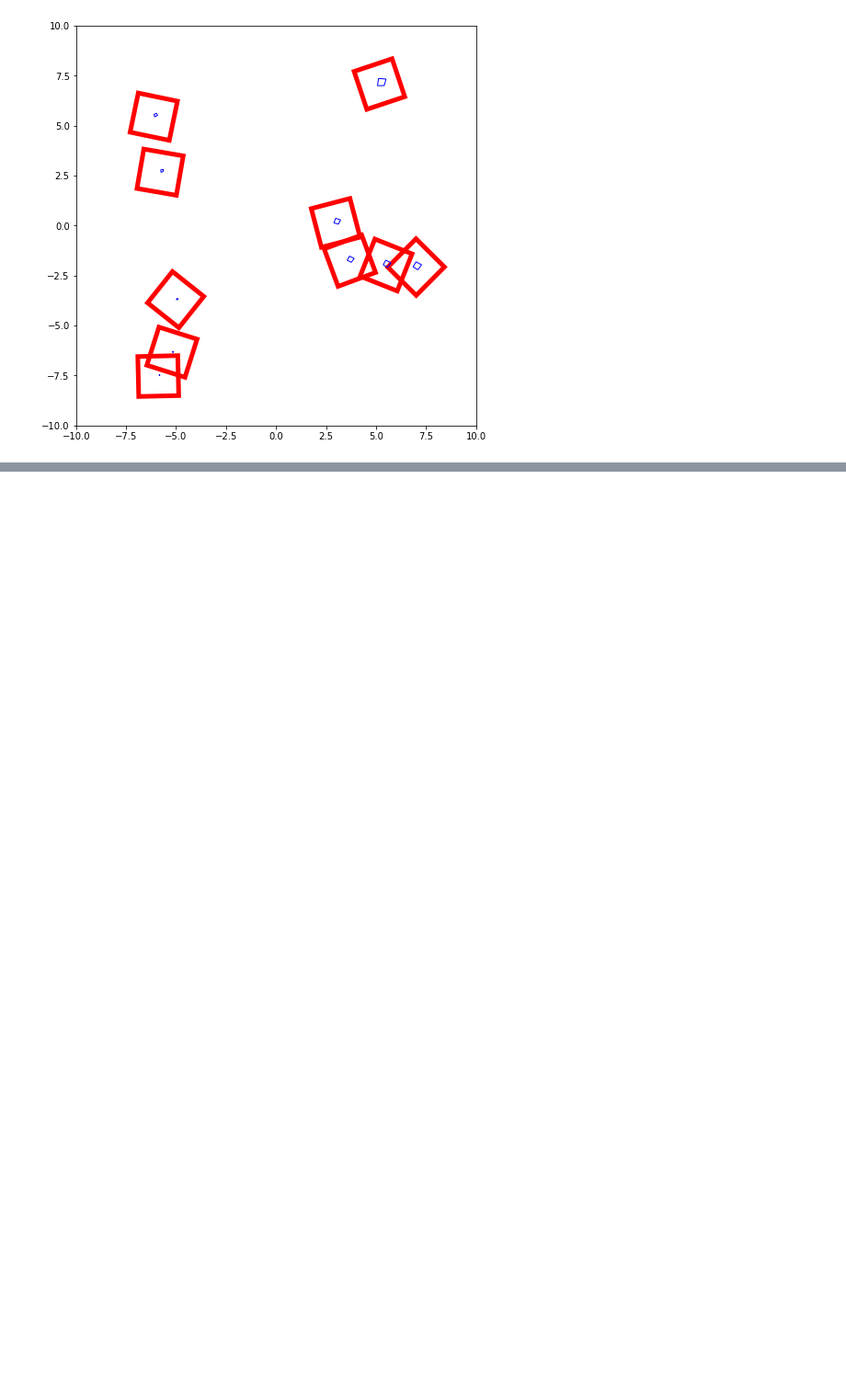
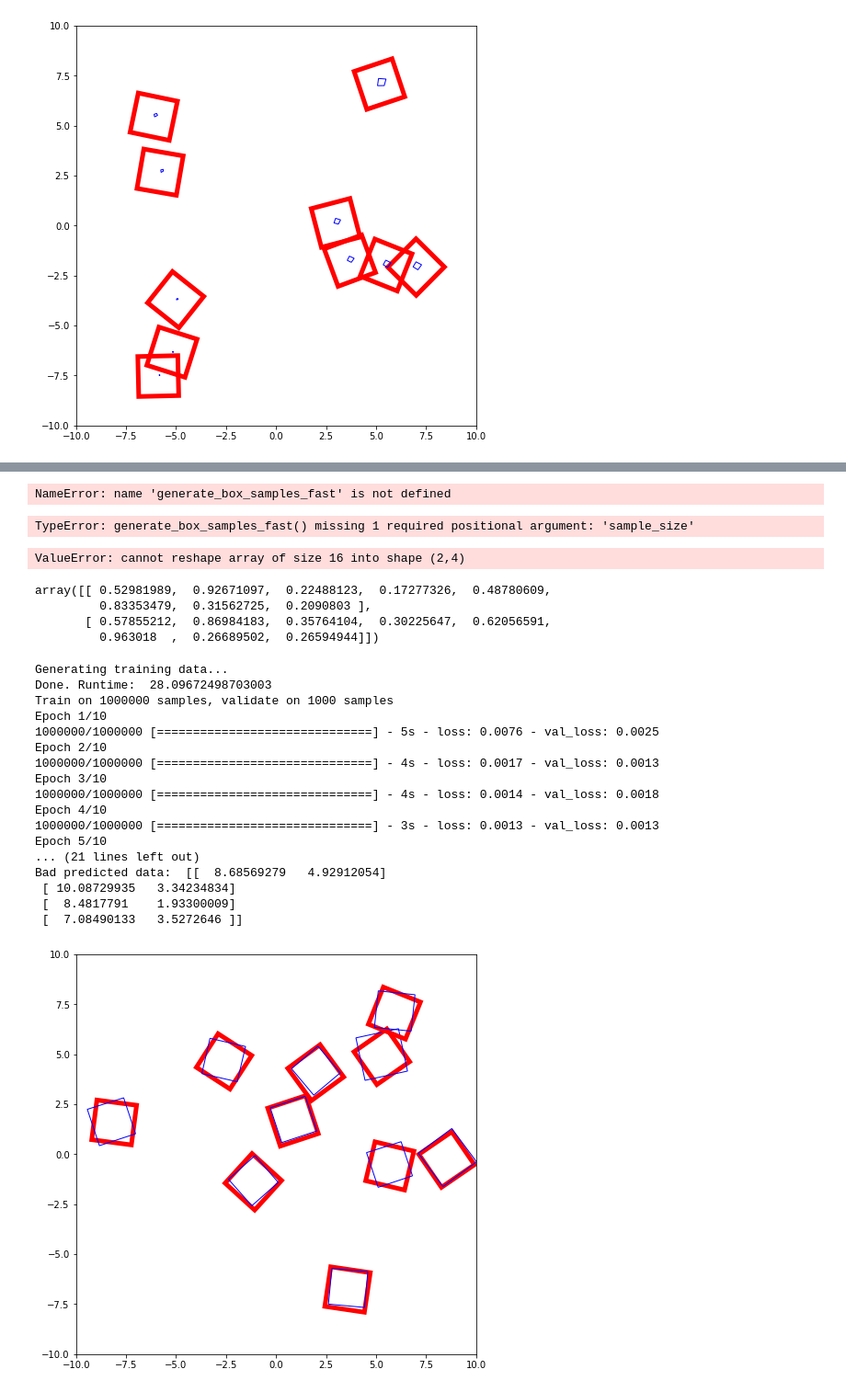
Before and after one commit to lawsonfulton/research-experiments, a Jupyter notebook: box-auto-enc/experiment book.ipynb, the cells around one changed output, grey strips where cells are left out. Shown at 92% size. Cells and saved outputs as stored; diff of their text form; code cells hidden in the pictures; blank space fills up the shorter version.

```diff
--- a/box-auto-enc/experiment book.ipynb
+++ b/box-auto-enc/experiment book.ipynb
@@ -508,0 +596,4 @@ Bad predicted data:  [[  1.18669748  10.16994286]
+# %%
+generate_box_samples_fast()
+# %% [output]
+NameError: name 'generate_box_samples_fast' is not defined
@@ -508,0 +602,36 @@ Bad predicted data:  [[  1.18669748  10.16994286]
+# %%
+generate_box_samples_fast()
+# %% [output]
+TypeError: generate_box_samples_fast() missing 1 required positional argument: 'sample_size'
+# %%
+generate_box_samples_fast(2)
+# %% [output]
+ValueError: cannot reshape array of size 16 into shape (2,4)
+# %%
+generate_box_samples_fast(2)
+# %% [output]
+array([[ 0.52981989,  0.92671097,  0.22488123,  0.17277326,  0.48780609,
+         0.83353479,  0.31562725,  0.2090803 ],
+       [ 0.57855212,  0.86984183,  0.35764104,  0.30225647,  0.62056591,
+         0.963018  ,  0.26689502,  0.26594944]])
+# %%
+main()
+# %% [output]
+Generating training data...
+Done. Runtime:  28.09672498703003
+Train on 1000000 samples, validate on 1000 samples
+Epoch 1/10
+1000000/1000000 [==============================] - 5s - loss: 0.0076 - val_loss: 0.0025
+Epoch 2/10
+1000000/1000000 [==============================] - 4s - loss: 0.0017 - val_loss: 0.0013
+Epoch 3/10
+1000000/1000000 [==============================] - 4s - loss: 0.0014 - val_loss: 0.0018
+Epoch 4/10
+1000000/1000000 [==============================] - 3s - loss: 0.0013 - val_loss: 0.0013
+Epoch 5/10
+... (21 lines left out)
+Bad predicted data:  [[  8.68569279   4.92912054]
+ [ 10.08729935   3.34234834]
+ [  8.4817791    1.93300009]
+ [  7.08490133   3.5272646 ]]
+[figure, added]
```
Also changed, not shown: parts of 29 cells of this notebook, 1 other file.
